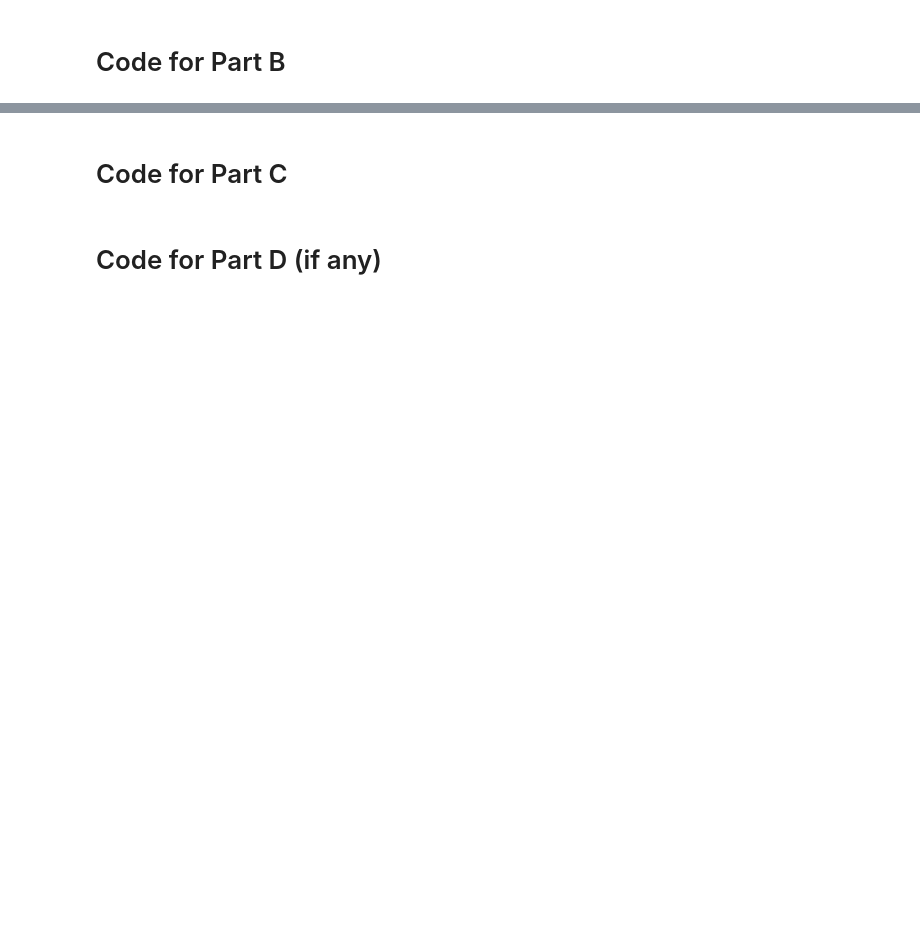
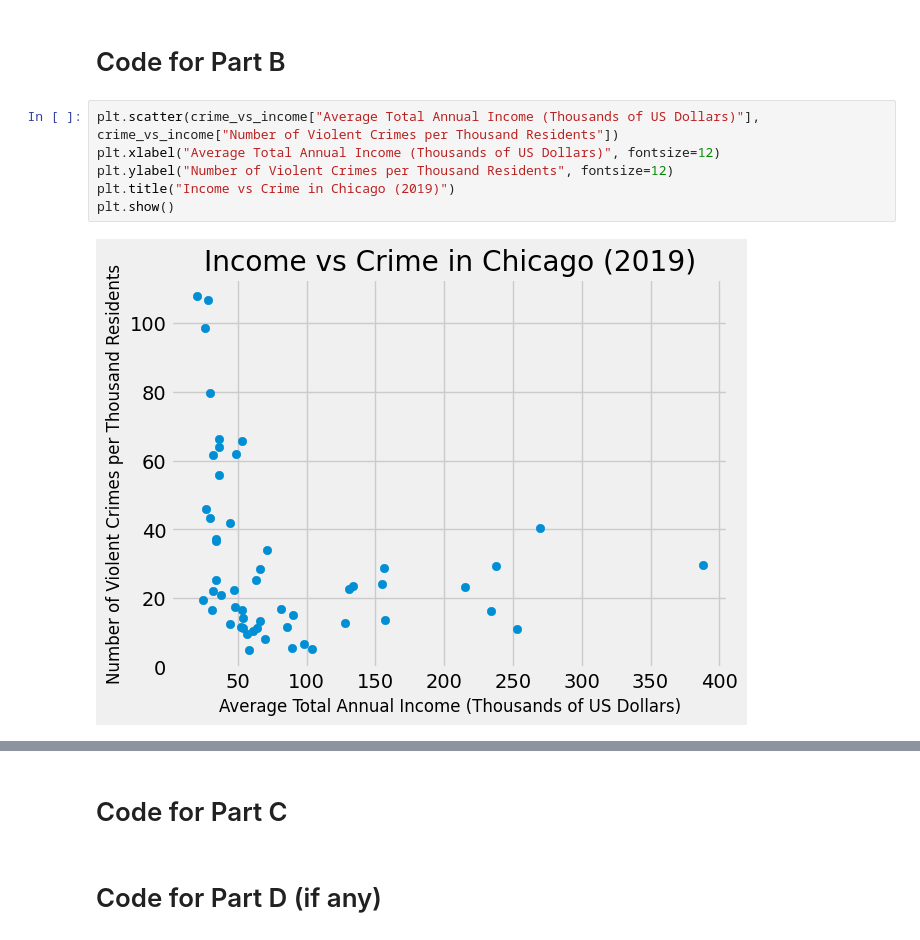
Before and after one commit to rbitton1729/chicagostats, a Jupyter notebook: chicagostats.ipynb, the cells around one changed output, grey strips where cells are left out. Cells and saved outputs as stored; diff of their text form; blank space fills up the shorter version.

```diff
--- a/chicagostats.ipynb
+++ b/chicagostats.ipynb
@@ -294,2 +291,10 @@ plt.show()
 # %% [markdown]
 # Code for Part B
+# %%
+plt.scatter(crime_vs_income["Average Total Annual Income (Thousands of US Dollars)"], crime_vs_income["Number of Violent Crimes per Thousand Residents"])
+plt.xlabel("Average Total Annual Income (Thousands of US Dollars)", fontsize=12)
+plt.ylabel("Number of Violent Crimes per Thousand Residents", fontsize=12)
+plt.title("Income vs Crime in Chicago (2019)")
+plt.show()
+# %% [output]
+[figure, added]
```
Also changed, not shown: parts of 10 cells of this notebook, 1 other file.
